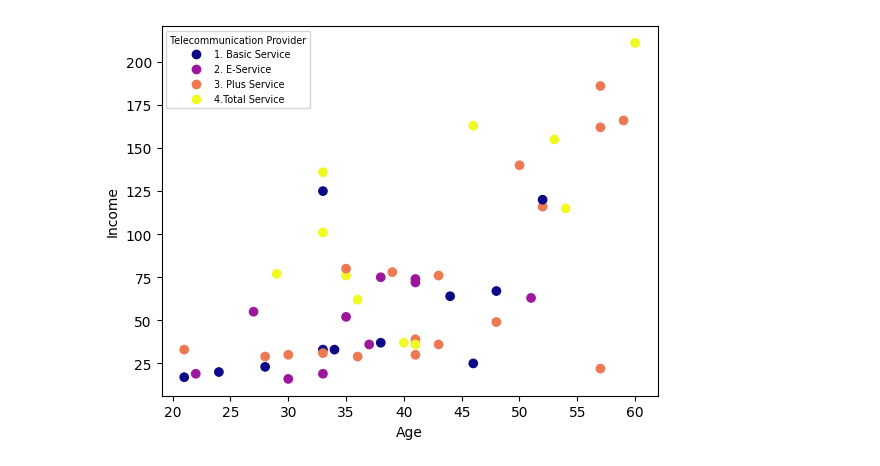
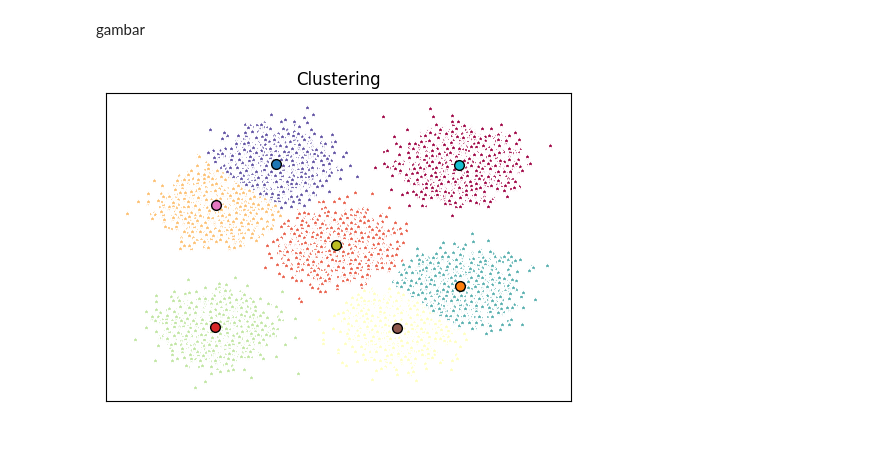
Before and after one commit to PradenaTiara/Machine-Learning, a Jupyter notebook: 672022028.ipynb, the cells around one changed output. Saved outputs shown, nothing was run; the diff lists cells and outputs as text; code cells hidden in the pictures; blank space fills up the shorter version.

```diff
--- a/672022028.ipynb
+++ b/672022028.ipynb
@@ -2,0 +41,3 @@
+# %%
+k_means_cluster_center = k_means.cluster_centers_
+k_means_cluster_center
@@ -59,3 +53,0 @@ Index(['region', 'tenure', 'age', 'marital', 'address', 'income', 'ed',
-# %%
-x =df[['age']].values
-x[0:5]
@@ -73,3 +53,0 @@ array([ 64., 136., 116.,  33.,  30.])
-# %%
-x = preprocessing.StandardScaler().fit(x).transform(x.astype(float))
-x[0:5]
@@ -96,4 +53,0 @@ Data Testing sebanyak =  (200, 1) (200,)
-# %%
-k = 21
-neigh = KNeighborsClassifier(n_neighbors = k).fit(x_train, y_train)
-neigh
@@ -161,15 +54,31 @@ See: https://matplotlib.org/stable/tutorials/intermediate/legend_guide.html#cont
-# %%
-cc = df['custcat'].values
-inc = df['income'].values
-a = df['age'].values
-
-scatter = plt.scatter(a[:50], inc[:50], c=cc[:50], cmap='plasma')
-cb = scatter
-plt.xlabel('Age')
-plt.ylabel('Income')
-
-plt.legend(handles=scatter.legend_elements()[0], title='Telecommunication Provider',title_fontsize='x-small', fontsize='x-small', labels=['1. Basic Service', '2. E-Service', '3. Plus Service', '4.Total Service'], loc='upper left')
-
-plt.show()
-# %% [output]
-[figure, removed]
+# %% [markdown]
+gambar
+# %%
+# Inisialisasi plot dimensi 4
+fig = plt.figure(figsize=(6, 4))
+
+# Pilih warna menggunakan colormap Spectral
+wrna1 = plt.cm.Spectral(np.linspace(0, 1, len(set(k_means_label))))
+wrna2 = plt.cm.tab10(np.linspace(1, 0, len(k_means_cluster_center)))
+
+# Buat plot
+ax = fig.add_subplot(1, 1, 1)
+
+# Perulangan untuk plotting setiap cluster
+for k, col1,col2 in zip(range(len(k_means_cluster_center)), wrna1, wrna2):
+    my_members = (k_means_label == k)
+    cluster_center = k_means_cluster_center[k]
+    ax.plot(x[my_members, 0], x[my_members, 1], 'w', markerfacecolor=col1, marker='*')
+    ax.plot(cluster_center[0], cluster_center[1], 'o', markerfacecolor=col2, markeredgecolor='k', markersize=7)
+
+# Judul plot
+ax.set_title('Clustering')
+
+# Hapus sumbu x dan y
+ax.set_xticks(())
+ax.set_yticks(())
+
+# Tampilkan plot
+plt.show()
+# %% [output]
+[figure, added]
```
Also changed, not shown: parts of 31 cells of this notebook.
